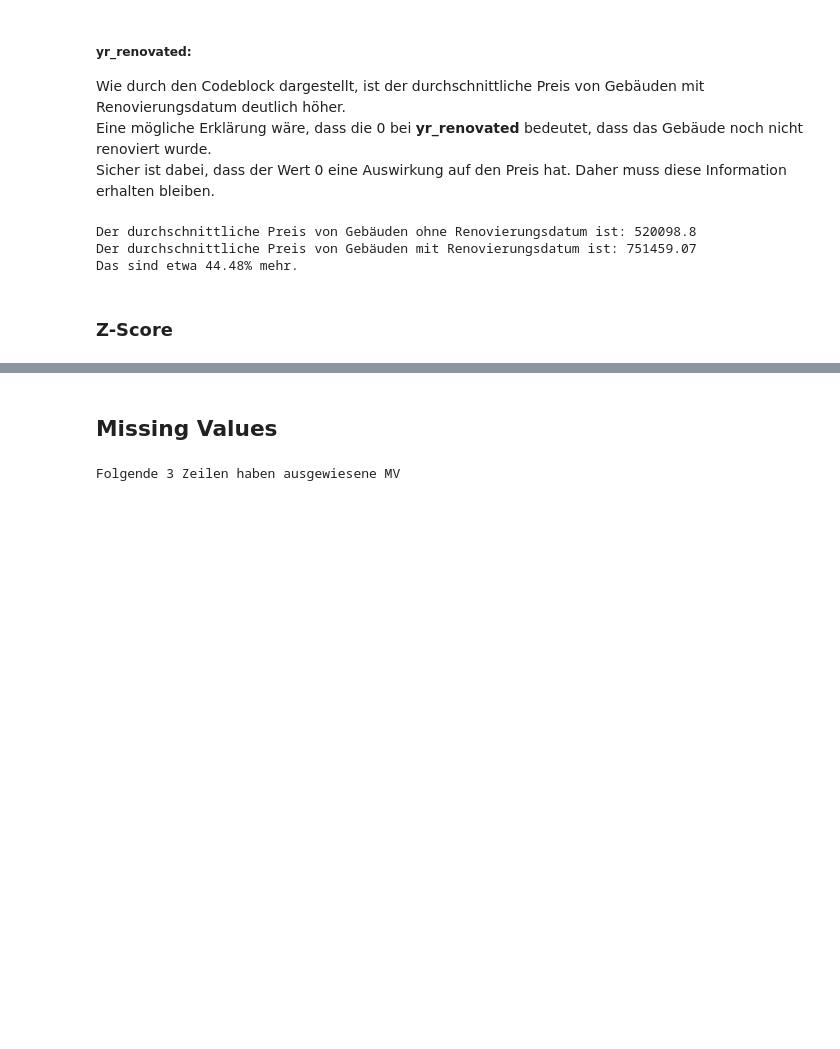
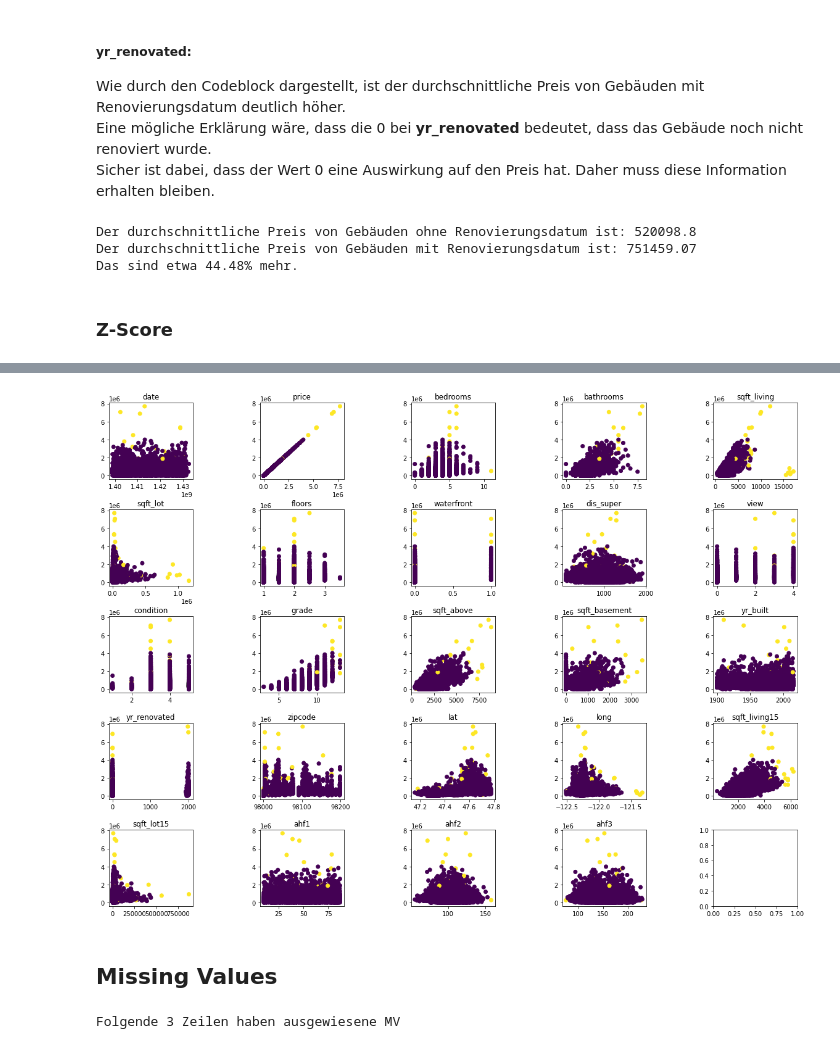
Before and after one commit to robring/advancedDatascience_CaseStudy, a Jupyter notebook: 01_Exploration_2.0.ipynb, the cells around one changed output, grey strips where cells are left out. Cells and saved outputs as stored; diff of their text form; code cells hidden in the pictures; blank space fills up the shorter version.

```diff
--- a/01_Exploration_2.0.ipynb
+++ b/01_Exploration_2.0.ipynb
@@ -259,3 +279,14 @@ Für die weiteren untersuchungen wurden sie entfernt.
+# %%
+fig, ax = plt.subplots(5,5, figsize=(20,15))
+fig.subplots_adjust(hspace = .4, wspace=0.8)
+ax=ax.ravel()
+x = 0
+for i in df.columns:
+       ax[x].scatter(df1[i],df1["price"],c=z_score_mask)
+       ax[x].set_title(i)
+       x+=1
+# %% [output]
+[figure, added]
 # %% [markdown]
 ## Missing Values
 # %%
```
Also changed, not shown: parts of 5 cells of this notebook.
